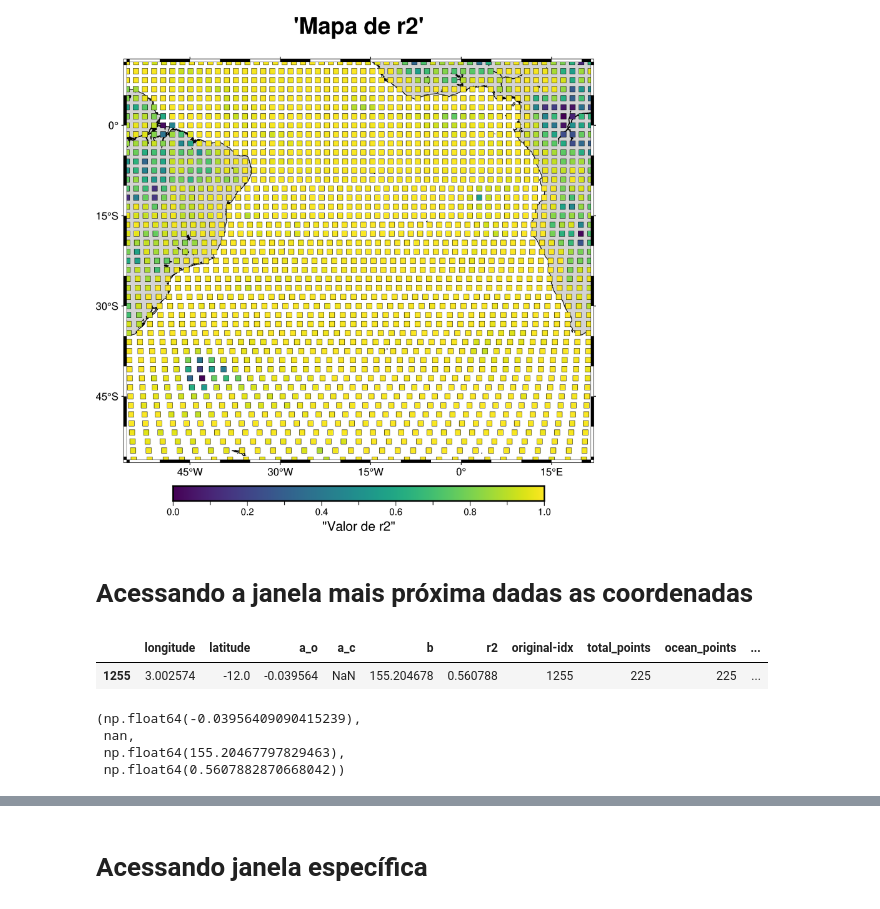
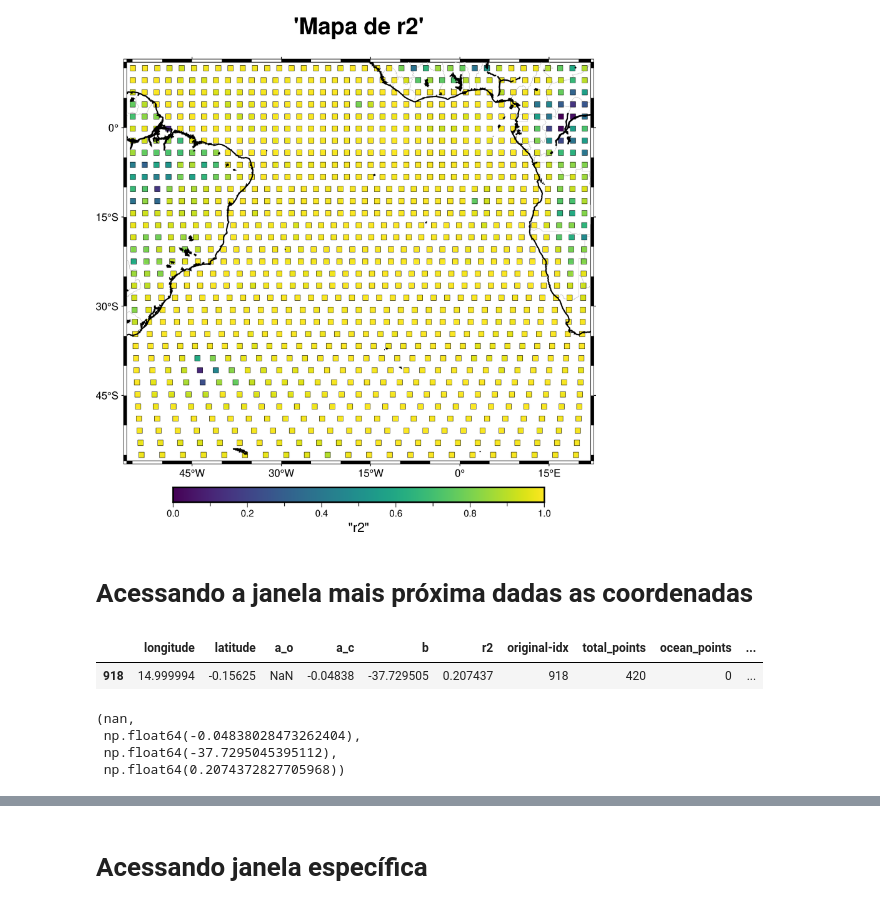
Before and after one commit to compgeolab/gravity-topography-regression, a Jupyter notebook: code/regression_windows_r2.ipynb, the cells around one changed output, grey strips where cells are left out. Drawn from its saved outputs; the diff is of its cells as text; code cells hidden in the pictures.

```diff
--- a/code/regression_windows_r2.ipynb
+++ b/code/regression_windows_r2.ipynb
@@ -50,7 +50,7 @@ mask = ~r.np.isnan(topo_raw) & ~r.np.isnan(dg_raw)
 h, d = topo_raw[mask], dg_raw[mask]
 lon, lat = lon_raw[mask], lat_raw[mask]
 # %%
-df_windows, indices = r.windows_regression(data, h, d, lon, lat, window_size=3.0, overlap=0.5)
+df_windows, indices = r.windows_regression(data, h, d, lon, lat, window_size=4.0, overlap=0.5, min_points = 4)
 df_windows.to_csv('df_windows.csv')
 
 df_windows_mixed_coefs = df_windows.dropna(subset = ['a_o', 'a_c', 'b'])
@@ -65,6 +65,23 @@ df_windows_continent.to_csv('df_windows_continent.csv')
 df_fodase = df_windows[df_windows['r2'] < 0.7]
 df_fodase.to_csv('df_fodase.csv')
 
-df_windows
+print(f' \nMédia de pontos no oceano por janela: {r.np.mean(df_windows.ocean_points)}')
+print(f'Média de pontos no continente por janela: {r.np.mean(df_windows.continent_points)}\n')
+
+
+v_o = 0.06
+print(f'\nJanelas de oceano com coeficiente maiores que |{v_o}|: {len(df_windows.a_o[(df_windows.a_o < -v_o) | (df_windows.a_o > v_o)])}')
+
+v_c = 1
+print(f'Janelas de continente com coeficiente maiores que |{v_c}|: {len(df_windows.a_c[(df_windows.a_c < -v_c) | (df_windows.a_c > v_c)])}')
+
+v_r = 0.6
+print(f'Janelas com r2 < {v_r}: {len(df_windows[df_windows.r2 < v_r])}\n')
+
+
+#df_windows[(df_windows.a_o < -v_o) | (df_windows.a_o > v_o)]
+#df_windows[(df_windows.a_c < -v_c) | (df_windows.a_c > v_c)]
+
+df_windows_continent[df_windows_continent.r2 < v_r]
 # %% [output]
  0 janelas foram ignoradas por falta de dados.
@@ -84,22 +109,26 @@ df_windows
 # %%
-fig_r2 = r.plot_parameters_map(df_windows, 'r2', v_range = [0, 1], step = 0.01, cmap='viridis', reverse=False)
+fig_r2 = r.plot_parameters_map(df_windows, 'r2', v_range = [0, 1], step = 0.01, cmap='viridis', reverse=False, projection = 'Q')
+fig_r2.coast(shorelines='1p,black')
 fig_r2.savefig('mapa-r2.png')
 
-fig_a_o = r.plot_parameters_map(df_windows, 'a_o', v_range = [-2, 2], step = 0.01, cmap = 'polar', reverse = False)
+fig_a_o = r.plot_parameters_map(df_windows, 'a_o', v_range = [-1, 1], step = 0.01, cmap = 'polar', reverse = False, projection = 'Q')
+fig_a_o.coast(shorelines = '0.5p,black')
 fig_a_o.savefig('mapa-a_o.png')
 
-fig_a_c = r.plot_parameters_map(df_windows, 'a_c', v_range = [-2, 2], step = 0.01, cmap = 'polar', reverse = False)
+fig_a_c = r.plot_parameters_map(df_windows, 'a_c', v_range = [-2, 2], step = 0.01, cmap = 'polar', reverse = False, projection = 'Q')
+fig_a_c.coast(shorelines = '0.5p,black')
 fig_a_c.savefig('mapa-a_c.png')
 
+
 fig_r2.show()
 # %% [output]
-[figure, old version]
+[figure, new version]
 # %% [markdown]
 # Acessando a janela mais próxima dadas as coordenadas
 # %%
 # achando janela mais próxima a um ponto dada a coordenada
-lon_window = 3.5
-lat_window = -12
+lon_window = 15
+lat_window = 0
 
 
 distances = r.np.sqrt((df_windows['longitude'] - lon_window)**2 + (df_windows['latitude'] - lat_window)**2)
@@ -112,7 +141,7 @@ line_in_df_minor_distance = df_windows.loc[df_windows['original-idx'] == window_
 line_in_df_minor_distance
 # %% [output]
 |  | longitude | latitude | a_o | a_c | b | r2 | original-idx | total_points | ocean_points | ... |
-| 1255 | 3.002574 | -12.0 | -0.039564 | NaN | 155.204678 | 0.560788 | 1255 | 225 | 225 | ... |
+| 918 | 14.999994 | -0.15625 | NaN | -0.04838 | -37.729505 | 0.207437 | 918 | 420 | 0 | ... |
 # %%
 idx_current = indices[window_minor_distance][0]
 idx_current
@@ -124,15 +153,15 @@ idx_sort = r.np.argsort(h_window_raw)
 h_window = h_window_raw[idx_sort]
 d_window = d_window_raw[idx_sort]
 
-p_window = r.robust_regression(h_window, d_window)
+p_window = r.robust_regression(h_window, d_window, min_points = 5)
 a_ocean_window, a_continent_window, intercept_window, r2_window = p_window
 
 p_window
 # %% [output]
-(np.float64(-0.03956409090415239),
- nan,
- np.float64(155.20467797829463),
- np.float64(0.5607882870668042))
+(nan,
+ np.float64(-0.04838028473262404),
+ np.float64(-37.7295045395112),
+ np.float64(0.2074372827705968))
 # %%
 r.plot_window_regression(window_minor_distance, h_window, d_window, a_ocean_window, a_continent_window, intercept_window, r2_window)
 # %% [output]
```
Also changed, not shown: parts of 7 cells of this notebook, 25 other files.
